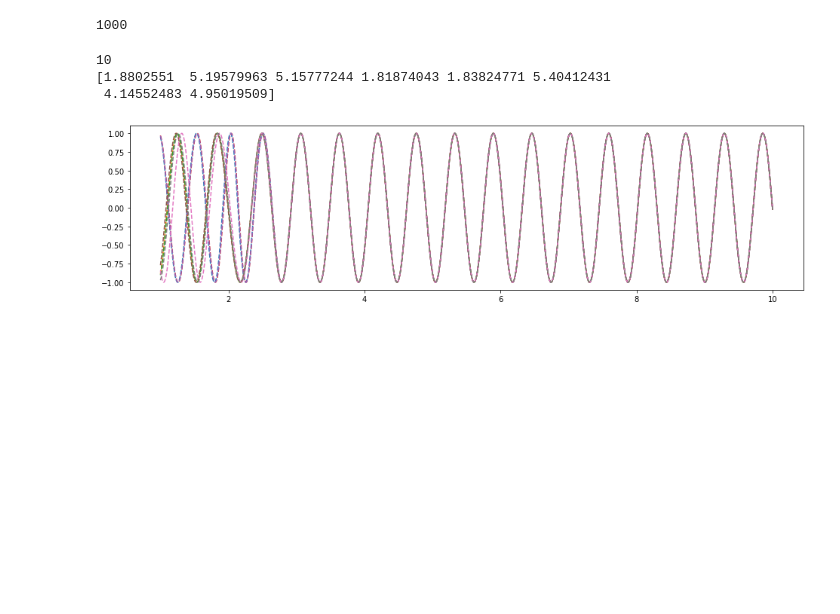
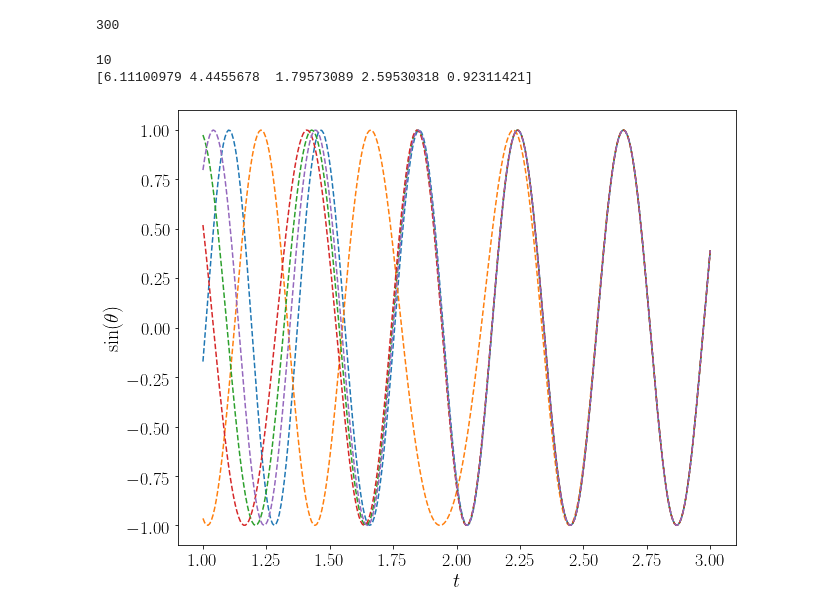
Before and after one commit to denisuzhva/KuramotoSim, a Jupyter notebook: convergenceAnalysis.ipynb, the cells around one changed output. Saved outputs shown, nothing was run; the diff lists cells and outputs as text; code cells hidden in the pictures; blank space fills up the shorter version.

```diff
--- a/convergenceAnalysis.ipynb
+++ b/convergenceAnalysis.ipynb
@@ -2,19 +2,21 @@
 import numpy as np
 import scipy.linalg as spla
 import scipy.fftpack as fp
+import matplotlib as mpl
 import matplotlib.pyplot as plt
-from IPython import display
+mpl.rc('text', usetex = True)
+mpl.rc('font', family = 'serif')
 # %%
 ## Parameters
 dt = 0.01 # time step (sample spacing)
-n_agents = 8 # number of agents
+n_agents = 5 # number of agents
 k = 5 # K
 w_mul = 10 # w multiplier
-sim_time = 10. # sumulation time (in seconds)
+sim_time = 3. # sumulation time (in seconds)
 n_it = int(sim_time / dt)
 print(n_it)
 # %% [output]
-1000
+300
 # %%
 ## Init vals
 #ang_speed = w_mul * np.random.rand(n_agents)    # w
@@ -25,8 +27,7 @@ print(ang_speed)
 print(theta_0)
 # %% [output]
 10
-[1.8802551  5.19579963 5.15777244 1.81874043 1.83824771 5.40412431
- 4.14552483 4.95019509]
+[6.11100979 4.4455678  1.79573089 2.59530318 0.92311421]
 # %%
 ## Progress recording
 thetas = np.zeros((n_agents, n_it))
@@ -50,11 +51,15 @@ for i in range(n_it):
 # %%
 ## Plot theta
 thetas_sin = np.sin(thetas)
-plt.figure(figsize=(16, 4))
+plt.figure(figsize=(10, 8))
 for i in range(n_agents):
     plt.plot(time_vals, thetas_sin[i], '--')
+plt.xlabel(r'$t$', fontsize=20)
+plt.ylabel(r'$\sin(\theta)$', fontsize=20)
+plt.xticks(fontsize=18)
+plt.yticks(fontsize=18)
 plt.show()
 # %% [output]
-[figure, old version]
+[figure, new version]
 # %%
 ## Plot theta dot
```
Also changed, not shown: parts of 4 cells of this notebook.
